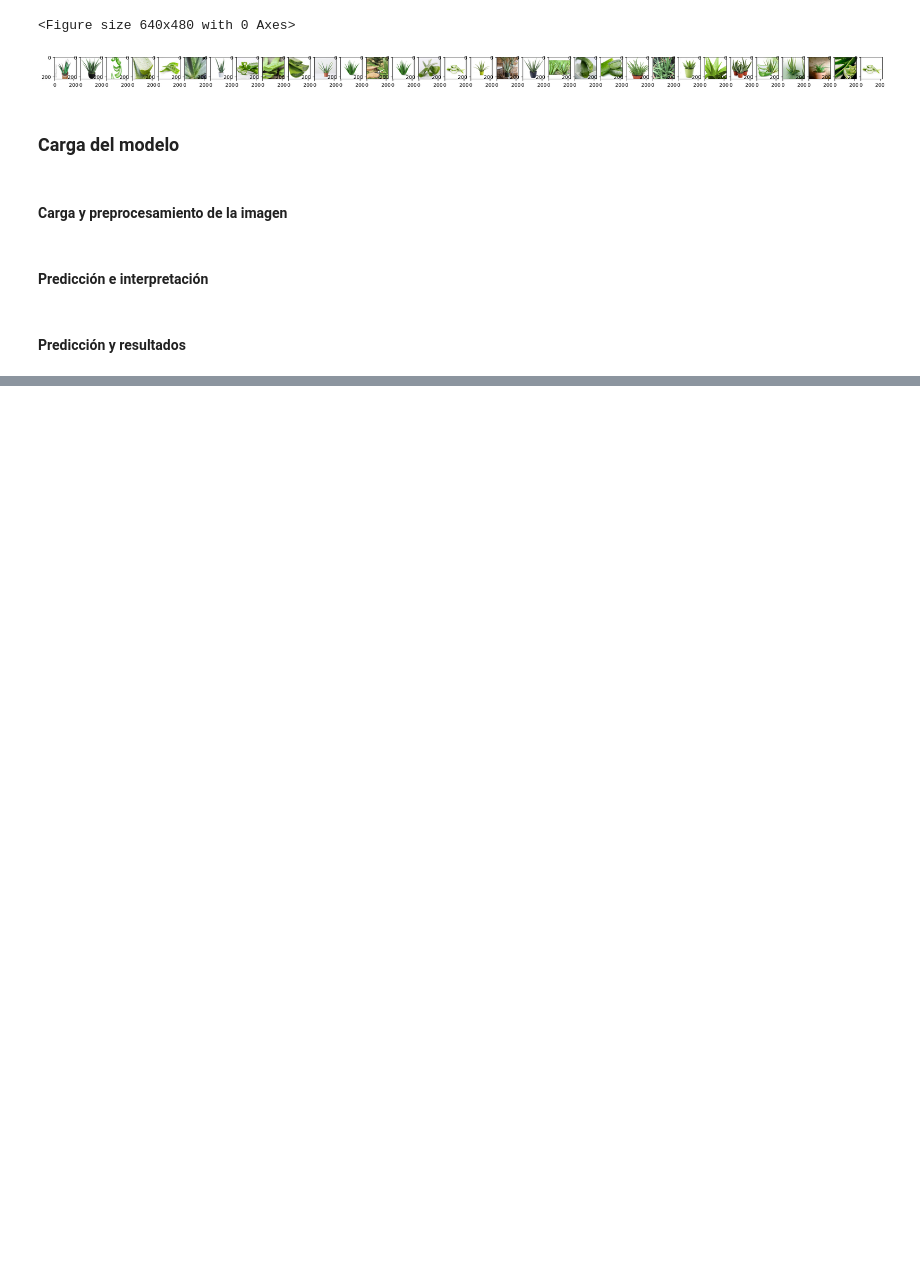
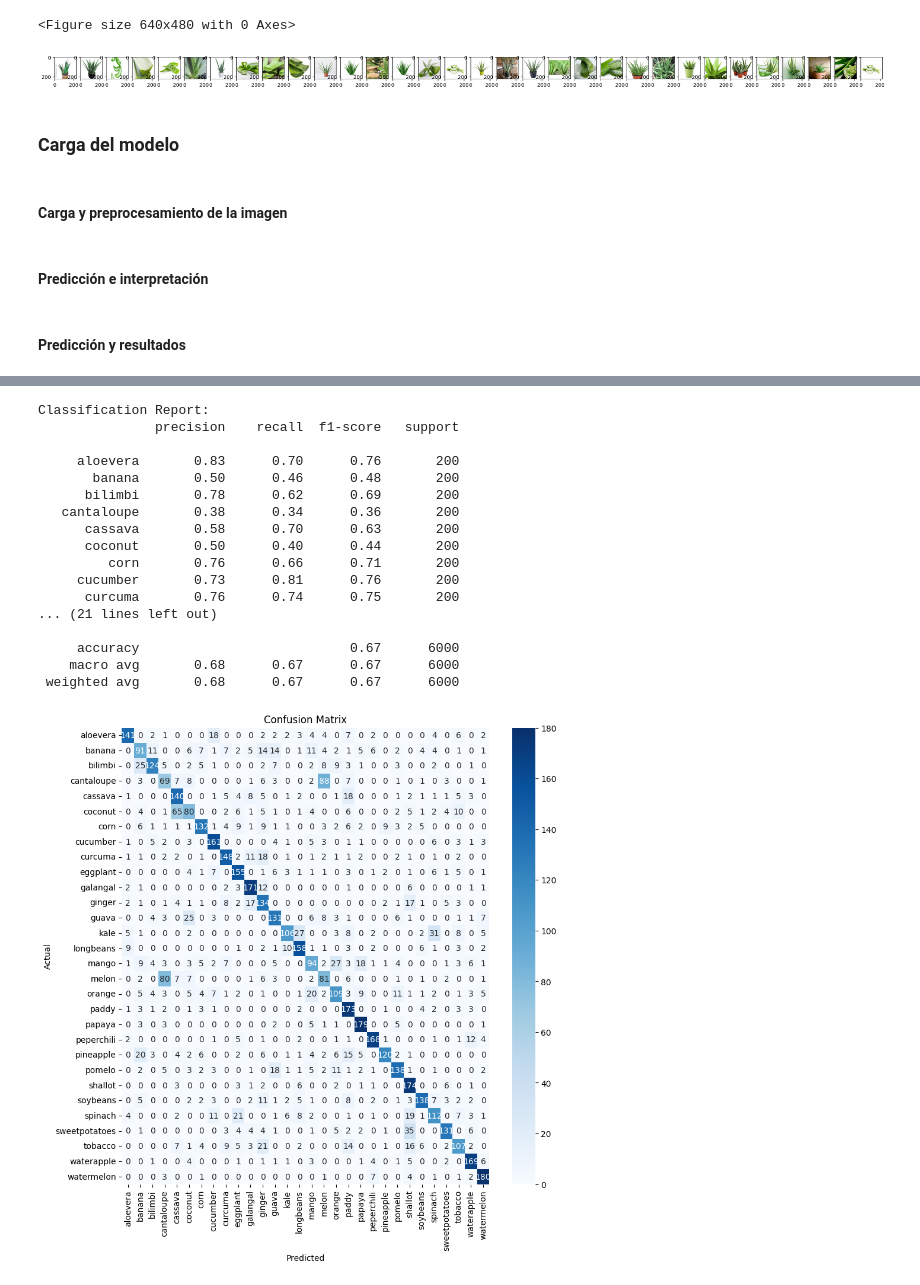
Before and after one commit to danfupo03/PLANTALYZE, a Jupyter notebook: plantalyze_model_predic.ipynb, the cells around one changed output, grey strips where cells are left out. Saved outputs shown, nothing was run; the diff lists cells and outputs as text; code cells hidden in the pictures; blank space fills up the shorter version.

```diff
--- a/plantalyze_model_predic.ipynb
+++ b/plantalyze_model_predic.ipynb
@@ -114,0 +116,6 @@ watermelon: 99.89%
+# %%
+test_loss, test_acc = model.evaluate(test_generator)
+print(f"Test accuracy: {test_acc}")
+print(f"Test loss: {test_loss}")
+
+predictions = model.predict(test_generator)
@@ -114,0 +127,54 @@ watermelon: 99.89%
+# %%
+y_pred = np.argmax(predictions, axis=1)
+y_true = test_generator.classes
+# %%
+import seaborn as sns
+from sklearn.metrics import classification_report, confusion_matrix
+
+class_names = list(test_generator.class_indices.keys())
+
+report = classification_report(
+    y_true,
+    y_pred,
+    target_names=class_names,
+)
+
+
+conf_matrix = confusion_matrix(y_true, y_pred)
+
+print("Classification Report:")
+print(report)
+
+plt.figure(figsize=(10, 10))
+sns.heatmap(
+    conf_matrix,
+    annot=True,
+    fmt="d",
+    cmap="Blues",
+    xticklabels=class_names,
+    # xtickrotation=45,
+    yticklabels=class_names,
+)
+plt.xlabel("Predicted")
+plt.ylabel("Actual")
+plt.title("Confusion Matrix")
+plt.show()
+# %% [output]
+Classification Report:
+               precision    recall  f1-score   support
+
+     aloevera       0.83      0.70      0.76       200
+       banana       0.50      0.46      0.48       200
+      bilimbi       0.78      0.62      0.69       200
+   cantaloupe       0.38      0.34      0.36       200
+      cassava       0.58      0.70      0.63       200
+      coconut       0.50      0.40      0.44       200
+         corn       0.76      0.66      0.71       200
+     cucumber       0.73      0.81      0.76       200
+      curcuma       0.76      0.74      0.75       200
+... (21 lines left out)
+
+     accuracy                           0.67      6000
+    macro avg       0.68      0.67      0.67      6000
+ weighted avg       0.68      0.67      0.67      6000
+[figure, added]
```
Also changed, not shown: parts of 5 cells of this notebook.
